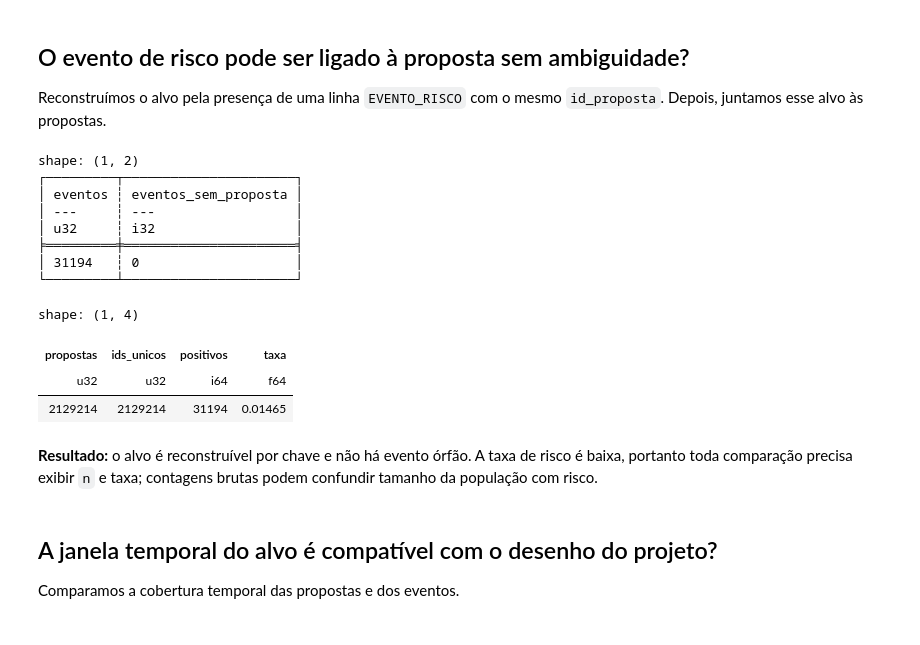
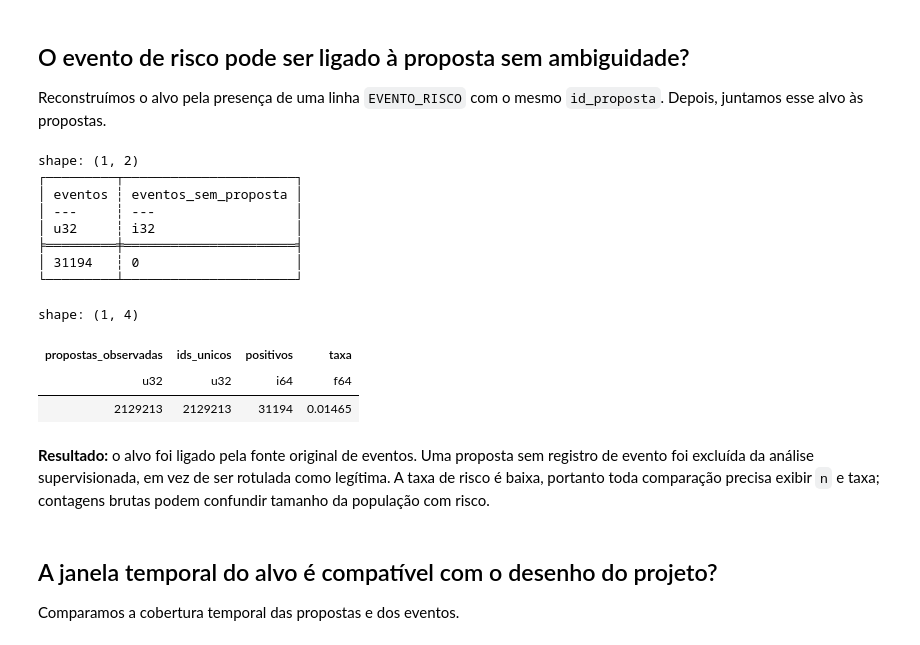
Before and after one commit to andpax/vrum, a Jupyter notebook: notebooks/eda_timeline_multifatorial.ipynb, the cells around one changed output. Cells and saved outputs as stored; diff of their text form; code cells hidden in the pictures.

Commit message:
review/fix(vrum): corrige target e política temporal

```diff
--- a/notebooks/eda_timeline_multifatorial.ipynb
+++ b/notebooks/eda_timeline_multifatorial.ipynb
@@ -89,26 +89,29 @@ Reconstruímos o alvo pela presença de uma linha `EVENTO_RISCO` com o mesmo `id
 # %%
 propostas = timeline.filter(pl.col("origem_registro") == "PROPOSTA_FINANCIAMENTO")
 eventos_risco = (timeline.filter(pl.col("origem_registro") == "EVENTO_RISCO").select(["id_proposta", "subtipo_evento", "dt_evento"]).unique("id_proposta").rename({"subtipo_evento": "tipo_risco", "dt_evento": "dt_risco"}).with_columns(pl.lit(1).cast(pl.Int8).alias("target_risco_90d")))
-base = propostas.join(eventos_risco, on="id_proposta", how="left").with_columns(pl.col("target_risco_90d").fill_null(0).cast(pl.Int8))
+eventos_origem = pl.read_csv(caminho.parent.parent / "docs" / "eventos_target_chassi_90d.csv", separator=";", null_values=[""], try_parse_dates=False, infer_schema_length=10_000)
+rotulos = eventos_origem.select(["id_proposta", "evento_risco_chassi_90d"]).rename({"evento_risco_chassi_90d": "target_risco_90d"})
+base = propostas.join(rotulos, on="id_proposta", how="left").with_columns(pl.col("target_risco_90d").is_not_null().cast(pl.Int8).alias("target_observado"))
+base = base.filter(pl.col("target_observado") == 1)
 integridade = eventos_risco.select(pl.len().alias("eventos")).with_columns(pl.lit(eventos_risco.join(propostas.select("id_proposta"), on="id_proposta", how="anti").height).alias("eventos_sem_proposta"))
-resumo_alvo = base.select([pl.len().alias("propostas"), pl.col("id_proposta").n_unique().alias("ids_unicos"), pl.col("target_risco_90d").sum().alias("positivos"), pl.col("target_risco_90d").mean().alias("taxa")])
+resumo_alvo = base.select([pl.len().alias("propostas_observadas"), pl.col("id_proposta").n_unique().alias("ids_unicos"), pl.col("target_risco_90d").sum().alias("positivos"), pl.col("target_risco_90d").mean().alias("taxa")])
 print(integridade)
 resumo_alvo
 # %% [output]
 shape: (1, 2)
 ┌─────────┬──────────────────────┐
 │ eventos ┆ eventos_sem_proposta │
 │ ---     ┆ ---                  │
 │ u32     ┆ i32                  │
 ╞═════════╪══════════════════════╡
 │ 31194   ┆ 0                    │
 └─────────┴──────────────────────┘
 shape: (1, 4)
-| propostas | ids_unicos | positivos | taxa |
+| propostas_observadas | ids_unicos | positivos | taxa |
 | u32 | u32 | i64 | f64 |
-| 2129214 | 2129214 | 31194 | 0.01465 |
+| 2129213 | 2129213 | 31194 | 0.01465 |
 # %% [markdown]
-**Resultado:** o alvo é reconstruível por chave e não há evento órfão. A taxa de risco é baixa, portanto toda comparação precisa exibir `n` e taxa; contagens brutas podem confundir tamanho da população com risco.
+**Resultado:** o alvo foi ligado pela fonte original de eventos. Uma proposta sem registro de evento foi excluída da análise supervisionada, em vez de ser rotulada como legítima. A taxa de risco é baixa, portanto toda comparação precisa exibir `n` e taxa; contagens brutas podem confundir tamanho da população com risco.
 # %% [markdown]
 ## A janela temporal do alvo é compatível com o desenho do projeto?
 
```
Also changed, not shown: parts of 3 cells of this notebook, 8 other files.
